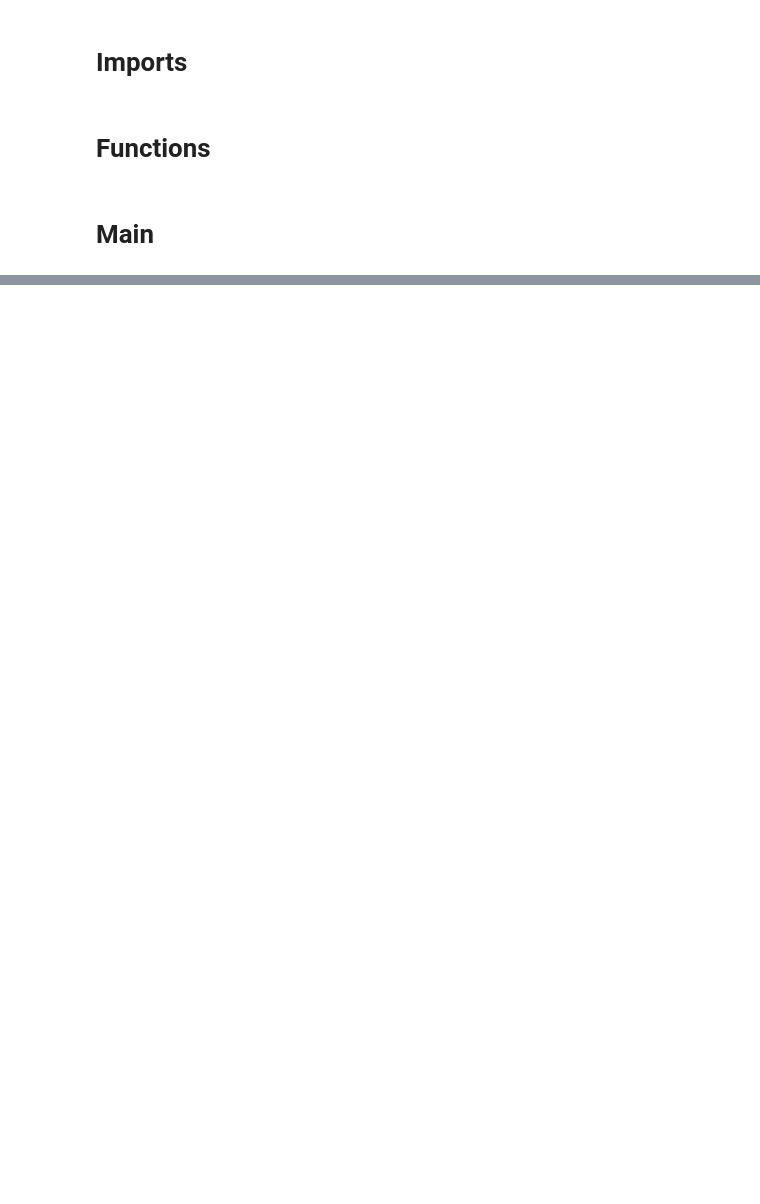
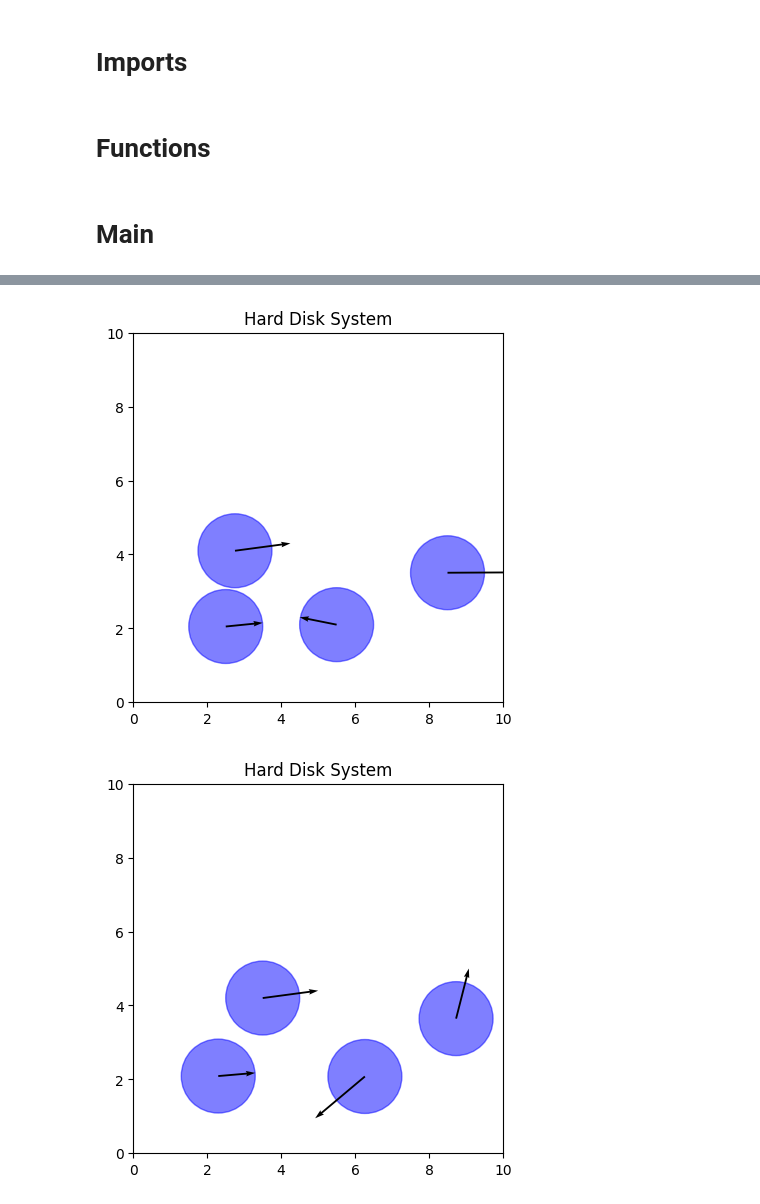
Before and after one commit to LuanMs1/tcc-markov-chain, a Jupyter notebook: tcc_markov_chain/hard_disc.ipynb, the cells around one changed output, grey strips where cells are left out. Cells and saved outputs as stored; diff of their text form; code cells hidden in the pictures; blank space fills up the shorter version.

```diff
--- a/tcc_markov_chain/hard_disc.ipynb
+++ b/tcc_markov_chain/hard_disc.ipynb
@@ -137,3 +21,16 @@ def particle_density(sim:BoundarySimulation, strip_count = 10):
         factor = np.sum(is_inside)
         strip_contribution.append(factor)
     sim.strip_density += strip_contribution
+# %%
+box_size=10
+particle_positions=np.array([[2,2],[6,2],[7.5,3.5],[2,4]],dtype=float) #,[2,6]
+particle_velocities=np.array([[1,0.2],[-1,0.2],[2,0.01],[1.5,0.1]], dtype=float)#,[-1.5,-0.1]
+n_particles=particle_positions.shape[0]
+particle_radius=1
+# max_velocities=1
+system_t = NHDWalls(box_size=box_size,particle_radius=particle_radius,n_particles=n_particles)
+system_t.set_particle_parameters(particle_positions,particle_velocities)
+
+sim = BoundarySimulation(deepcopy(system_t),dt=0.5)
+sim.run(n_steps=4,fn=lambda x: sim.system.plot_system())
+# %% [output]
@@ -139,0 +40,2 @@ def particle_density(sim:BoundarySimulation, strip_count = 10):
+[figure, added]
+[figure, added]
```
Also changed, not shown: parts of 9 cells of this notebook, 2 other files.
